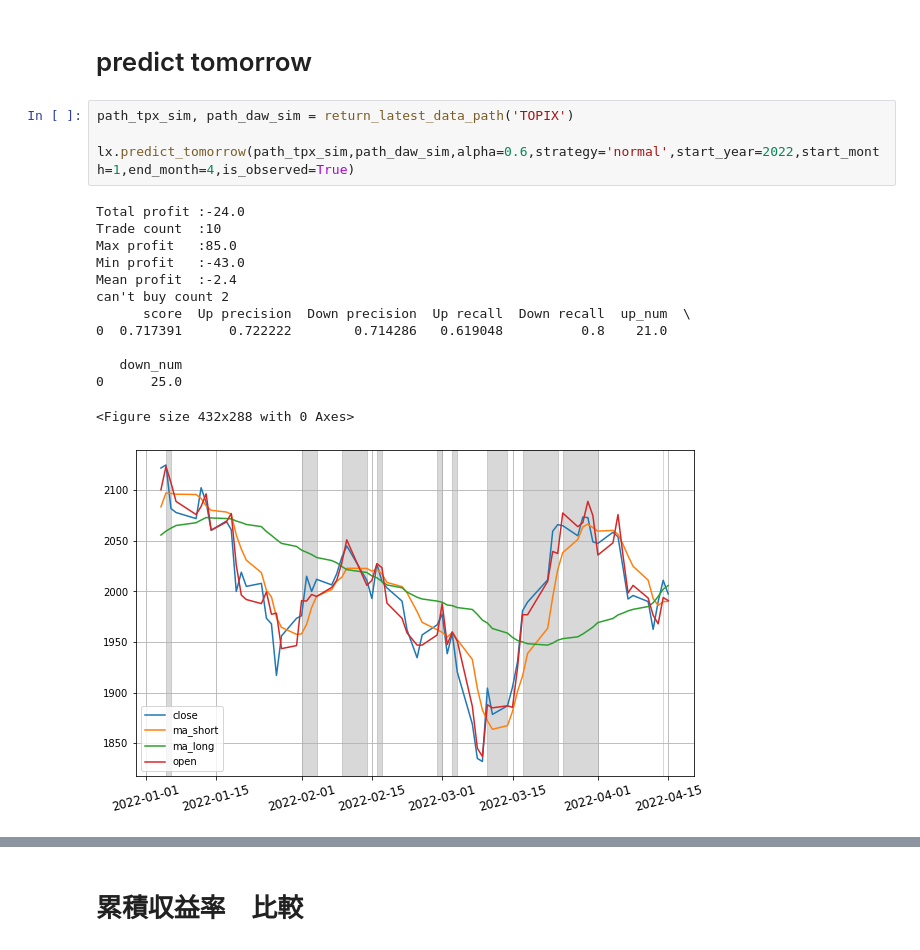
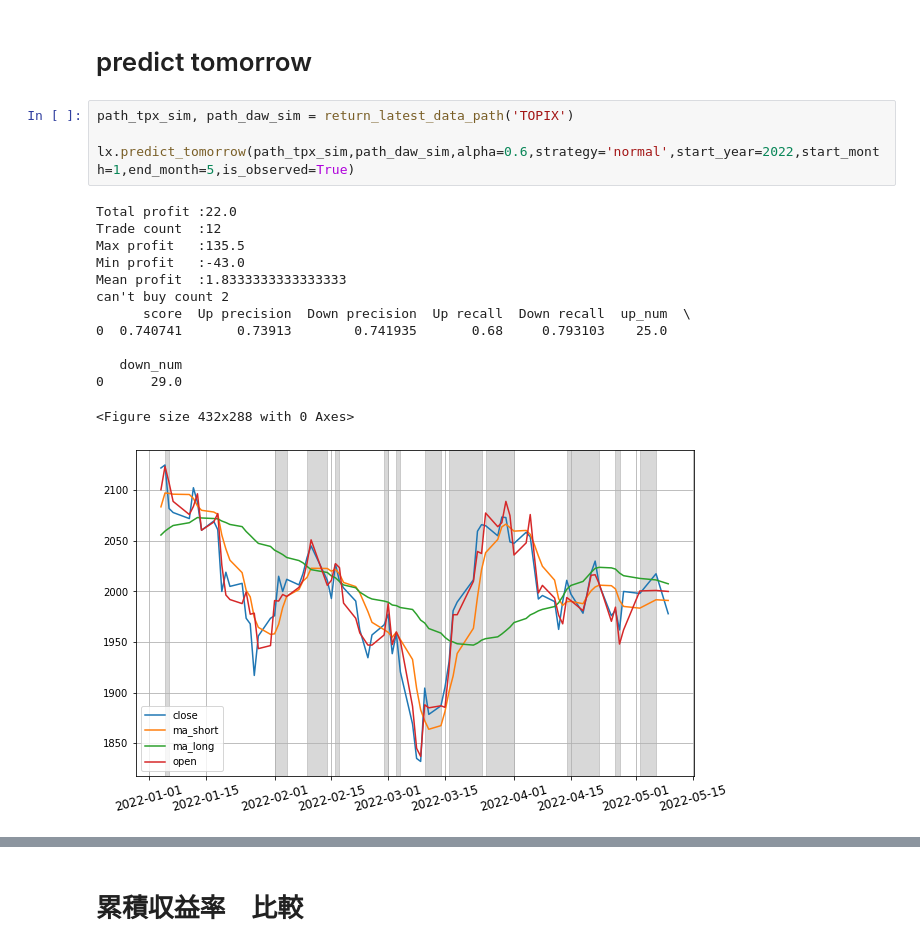
Before and after one commit to yodarjeering/New_XGB, a Jupyter notebook: ResearchFeature.ipynb, the cells around one changed output, grey strips where cells are left out. Drawn from its saved outputs; the diff is of its cells as text.

```diff
--- a/ResearchFeature.ipynb
+++ b/ResearchFeature.ipynb
@@ -1728,19 +120,19 @@ Mean profit  :-14.0
 # %%
 path_tpx_sim, path_daw_sim = return_latest_data_path('TOPIX')
 
-lx.predict_tomorrow(path_tpx_sim,path_daw_sim,alpha=0.6,strategy='normal',start_year=2022,start_month=1,end_month=4,is_observed=True)
+lx.predict_tomorrow(path_tpx_sim,path_daw_sim,alpha=0.6,strategy='normal',start_year=2022,start_month=1,end_month=5,is_observed=True)
 # %% [output]
-Total profit :-24.0
-Trade count  :10
-Max profit   :85.0
+Total profit :22.0
+Trade count  :12
+Max profit   :135.5
 Min profit   :-43.0
-Mean profit  :-2.4
+Mean profit  :1.8333333333333333
 can't buy count 2
       score  Up precision  Down precision  Up recall  Down recall  up_num  \
-0  0.717391      0.722222        0.714286   0.619048          0.8    21.0
+0  0.740741       0.73913        0.741935       0.68     0.793103    25.0
 
    down_num
-0      25.0
+0      29.0
 <Figure size 432x288 with 0 Axes>
-[figure, old version]
+[figure, new version]
 is_bought True
```
Also changed, not shown: parts of 27 cells of this notebook, 1 other file.
